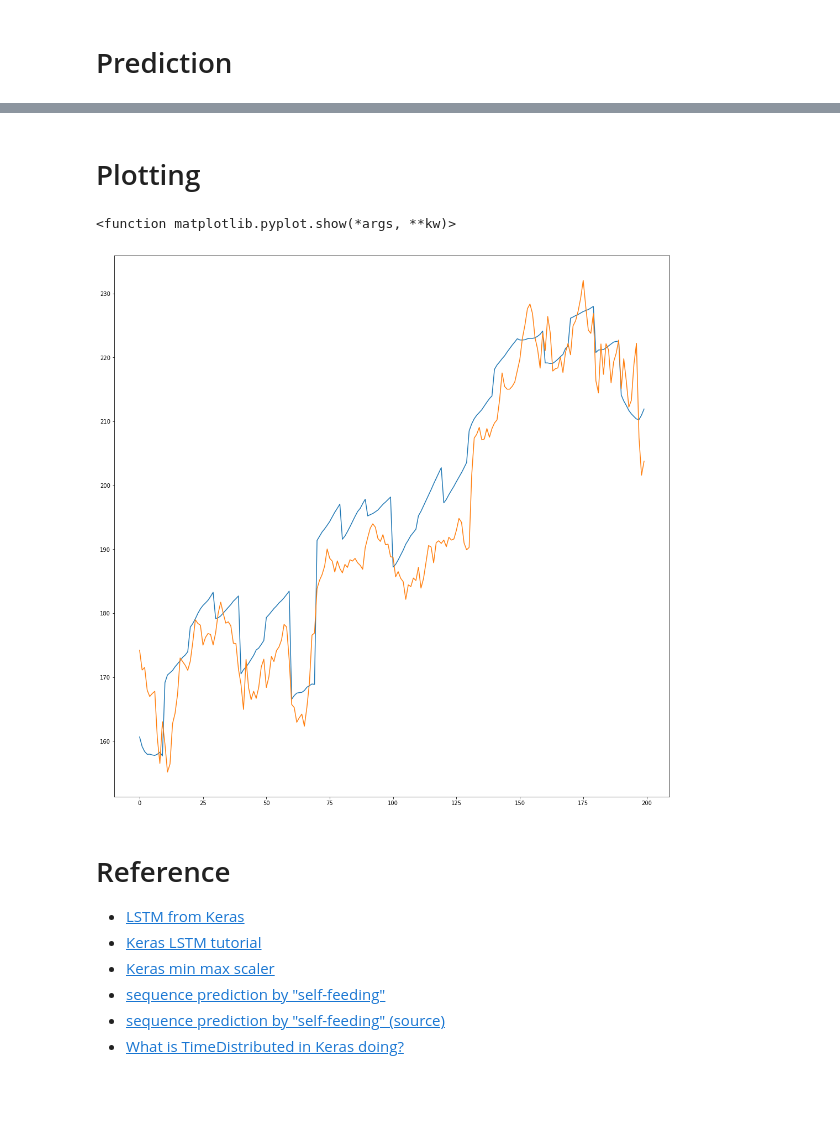
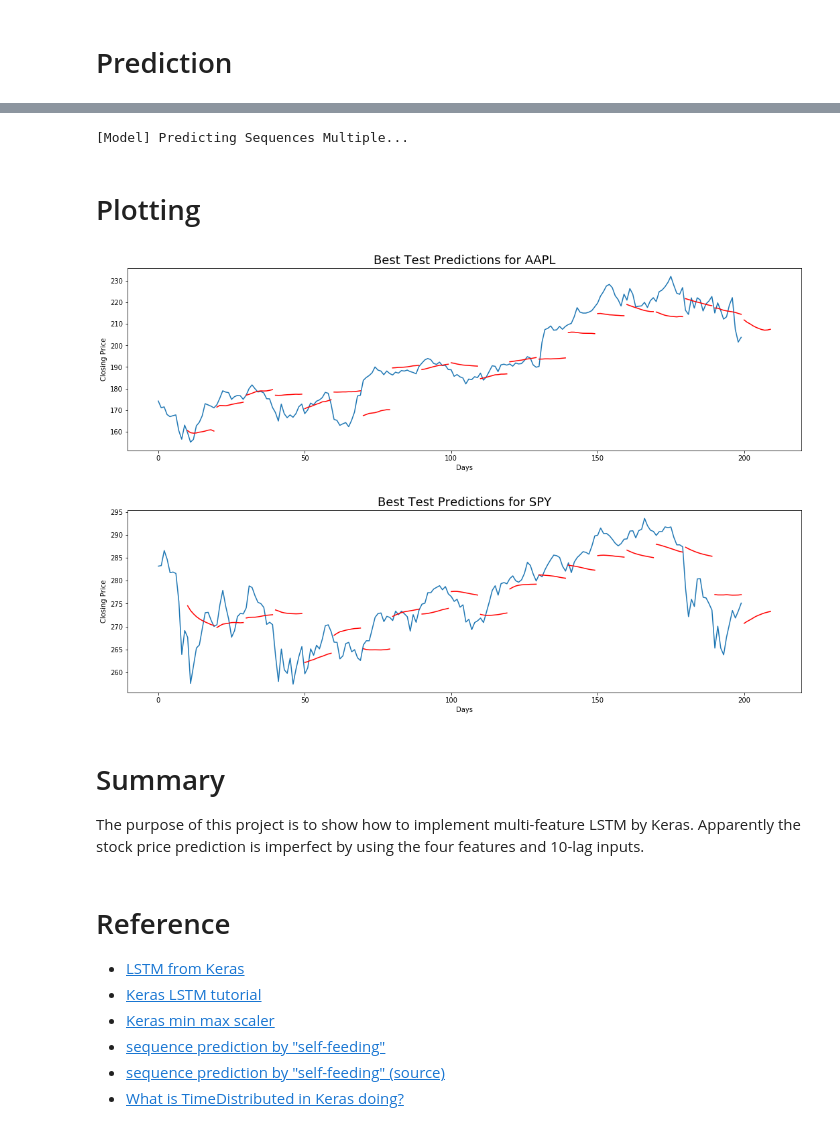
Before and after one commit to ginochen/LSTM_stock, a Jupyter notebook: LSTM_stock.ipynb, the cells around one changed output, grey strips where cells are left out. Cells and saved outputs as stored; diff of their text form; code cells hidden in the pictures; blank space fills up the shorter version.

```diff
--- a/LSTM_stock.ipynb
+++ b/LSTM_stock.ipynb
@@ -40,17 +40,17 @@ class KerasBatchGenerator(object):
                 if self.current_idx + self.num_steps >= len(self.data):
                     # reset the index back to the start of the data set
                     self.current_idx = 0
-                # More-to-one (multiple inputs to one output in the end)
-                x[i,:,:], y[i,:] = more_to_one(self)
-                # More-to-more (multiple inputs to multiple outputs)
-                #x[i,:,:], y[i,:,:] = more_to_more(self)
+                # Many-to-one (multiple inputs to one output in the end)
+                x[i,:,:], y[i,:] = many_to_one(self)
+                # Many-to-many (multiple inputs to multiple outputs)
+                #x[i,:,:], y[i,:,:] = many_to_many(self)
                 self.current_idx += self.skip_step
             yield x, y
-    def more_to_more(self):
+    def many_to_many(self):
         x = self.data[self.current_idx    :self.current_idx + self.num_steps,    :] # (batchsize,nstep,ndim)
         y = self.data[self.current_idx + 1:self.current_idx + self.num_steps + 1,:]
         return x,y
-    def more_to_one(self):
+    def many_to_one(self):
         x = self.data[self.current_idx    :self.current_idx + self.num_steps,    :]
         y = self.data[self.current_idx + self.num_steps + 1,:]
         return x,y
@@ -293,16 +194,18 @@ print(train)
+# %%
+prediction_len = nsteps
+window_size = 1
+model = keras.models.load_model('data/model-142.hdf5')
+y = predict_sequences_multiple(model, test, window_size, prediction_len)
+y = np.asarray(y).reshape(20,10,4)
+y_inv = np.zeros((batchsize,nsteps,ndim))
+x_inv = np.zeros((batchsize,nsteps,ndim))
+# Un-scaled the data
+#X_std = (X - X.min(axis=0)) / (X.max(axis=0) - X.min(axis=0))
+#X_scaled = X_std * (max - min) + min # max=1,min=0
+for i in range(batchsize):
+    y_inv[i,:,:] = scaler.inverse_transform(y[i,:,:])
+    x_inv[i,:,:] = scaler.inverse_transform(test[i*prediction_len:(i+1)*prediction_len,:])
+# %% [output]
+[Model] Predicting Sequences Multiple...
 # %% [markdown]
 # Plotting
-# %%
-from matplotlib import pyplot as plt
-from pandas import DataFrame as df
-import time
-plt.figure(figsize = (18,18))
-
-#for i in range(3):
-plt.plot(ypred[:,:,0].reshape(-1,1))
-plt.plot(xin[:,:,0].reshape(-1,1))
-plt.show
-#plt.hold(True)
-# %% [output]
-<function matplotlib.pyplot.show(*args, **kw)>
-[figure, removed]
@@ -311,3 +212,28 @@ print(yhat)
+# %%
+from matplotlib import pyplot as plt
+from pandas import DataFrame as df
+import time
+plt.figure(figsize = (18,5))
+plt.title('Best Test Predictions for AAPL',fontsize=18)
+plt.xlabel('Days')
+plt.ylabel('Closing Price')
+plt.plot(range(0,batchsize*prediction_len),x_inv[:,:,0].reshape(-1,1))
+for i in range(batchsize):
+    plt.plot(range((i+1)*prediction_len,(i+2)*prediction_len),y_inv[i,:,0],'r')
+
+plt.figure(figsize = (18,5))
+plt.title('Best Test Predictions for SPY',fontsize=18)
+plt.xlabel('Days')
+plt.ylabel('Closing Price')
+plt.plot(range(0,batchsize*prediction_len),x_inv[:,:,2].reshape(-1,1))
+for i in range(batchsize):
+    plt.plot(range((i+1)*prediction_len,(i+2)*prediction_len),y_inv[i,:,2],'r')
+# %% [output]
+[figure, added]
+[figure, added]
+# %% [markdown]
+# Summary
+The purpose of this project is to show how to implement multi-feature LSTM by Keras. Apparently the stock price prediction is imperfect by using the four features and 10-lag inputs.
 # %% [markdown]
 # Reference
 * [LSTM from Keras](https://keras.io/layers/recurrent/#lstm)
```
Also changed, not shown: parts of 12 cells of this notebook.
